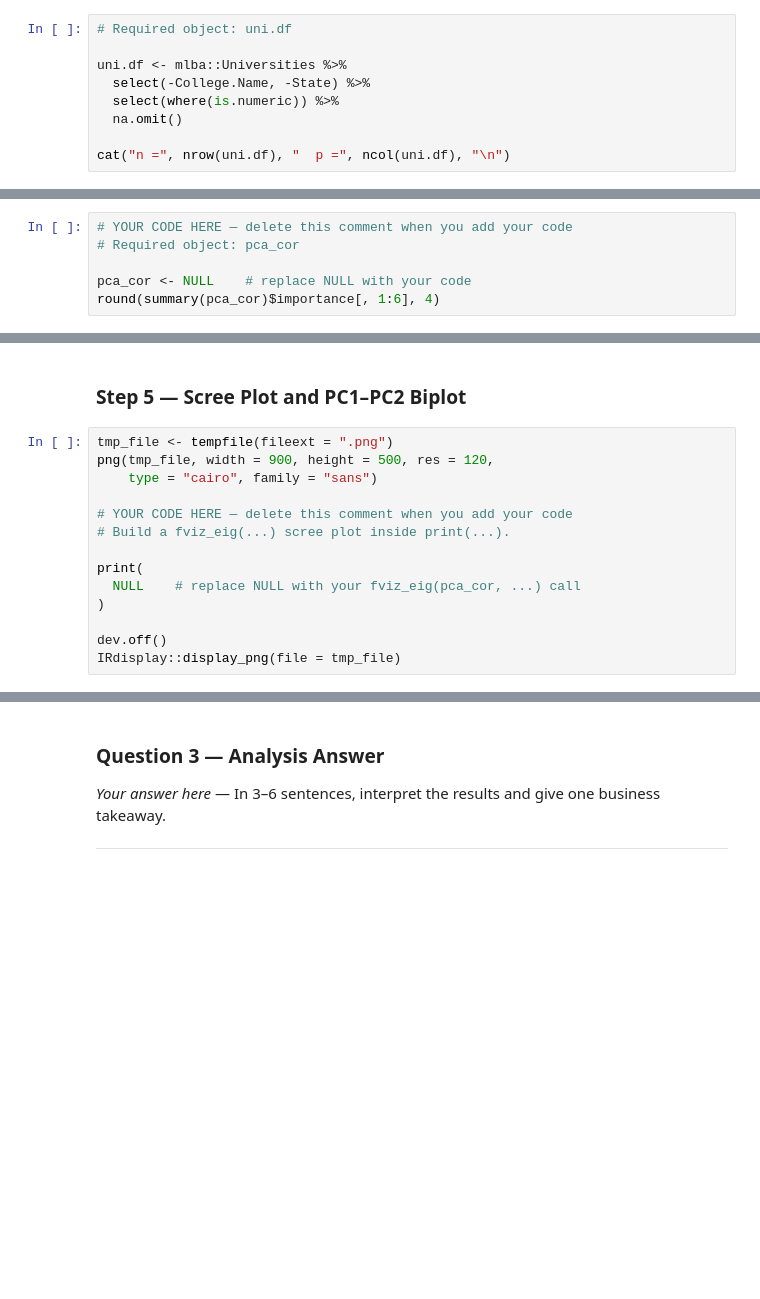
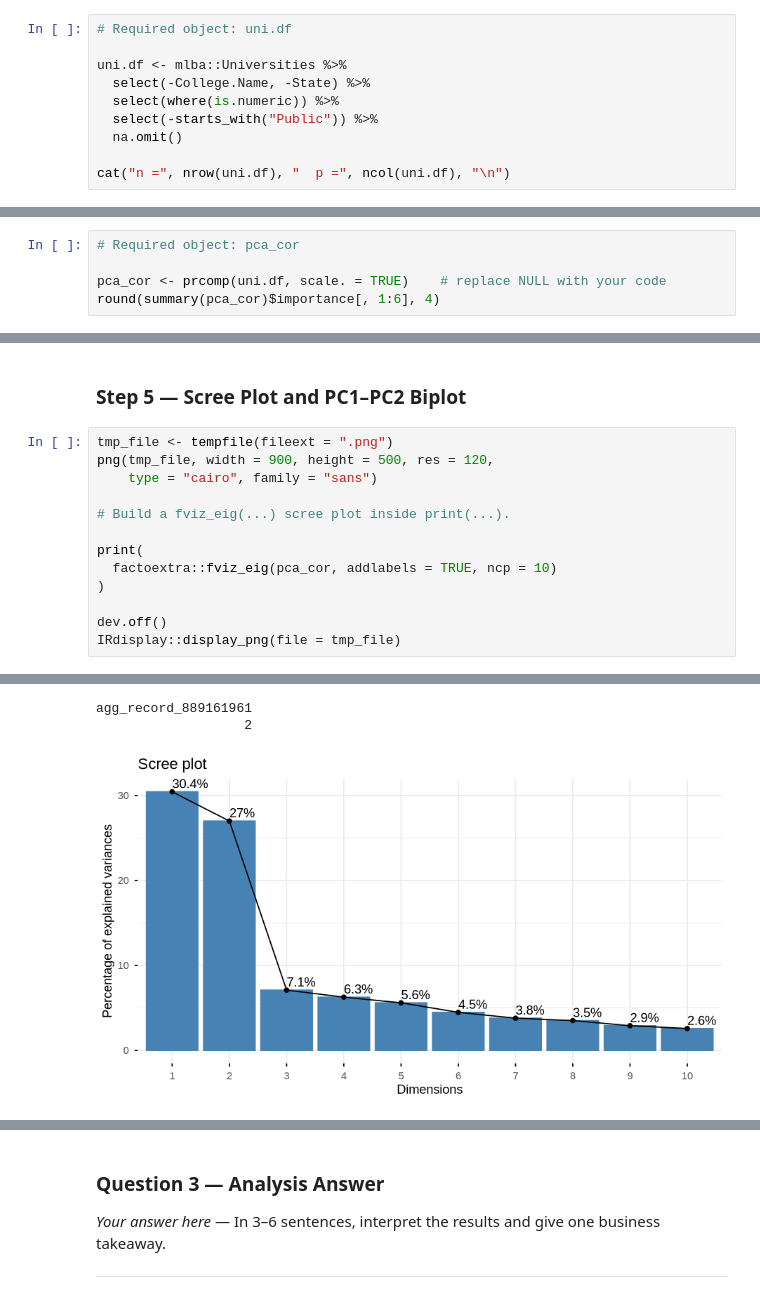
Before and after one commit to Alex-Weis4/Laughing-parakeet, a Jupyter notebook: Homework/Weis_Alexander_Final.ipynb, the cells around one changed output, grey strips where cells are left out. Saved outputs shown, nothing was run; the diff lists cells and outputs as text; blank space fills up the shorter version.

```diff
--- a/Homework/Weis_Alexander_Final.ipynb
+++ b/Homework/Weis_Alexander_Final.ipynb
@@ -378,6 +378,7 @@ Store the cleaned numeric dataframe in `uni.df`.
 uni.df <- mlba::Universities %>%
   select(-College.Name, -State) %>%
   select(where(is.numeric)) %>%
+  select(-starts_with("Public")) %>%
   na.omit()
 
 cat("n =", nrow(uni.df), "  p =", ncol(uni.df), "\n")
@@ -398,8 +404,7 @@ round(summary(pca_cov)$importance[, 1:5], 4)
 
 Store in `pca_cor`. (Use `prcomp` with `scale. = TRUE`.)
 # %%
-# YOUR CODE HERE — delete this comment when you add your code
 # Required object: pca_cor
 
-pca_cor <- NULL    # replace NULL with your code
+pca_cor <- prcomp(uni.df, scale. = TRUE)    # replace NULL with your code
 round(summary(pca_cor)$importance[, 1:6], 4)
@@ -425,12 +436,12 @@ tmp_file <- tempfile(fileext = ".png")
 png(tmp_file, width = 900, height = 500, res = 120,
     type = "cairo", family = "sans")
 
-# YOUR CODE HERE — delete this comment when you add your code
 # Build a fviz_eig(...) scree plot inside print(...).
 
 print(
-  NULL    # replace NULL with your fviz_eig(pca_cor, ...) call
+  factoextra::fviz_eig(pca_cor, addlabels = TRUE, ncp = 10)
 )
 
 dev.off()
 IRdisplay::display_png(file = tmp_file)
+# %% [output]
@@ -437,3 +450,6 @@ IRdisplay::display_png(file = tmp_file)
+agg_record_889161961
+                   2
+[figure, added]
 # %%
 tmp_file <- tempfile(fileext = ".png")
 png(tmp_file, width = 900, height = 700, res = 120,
```
Also changed, not shown: parts of 6 cells of this notebook.
